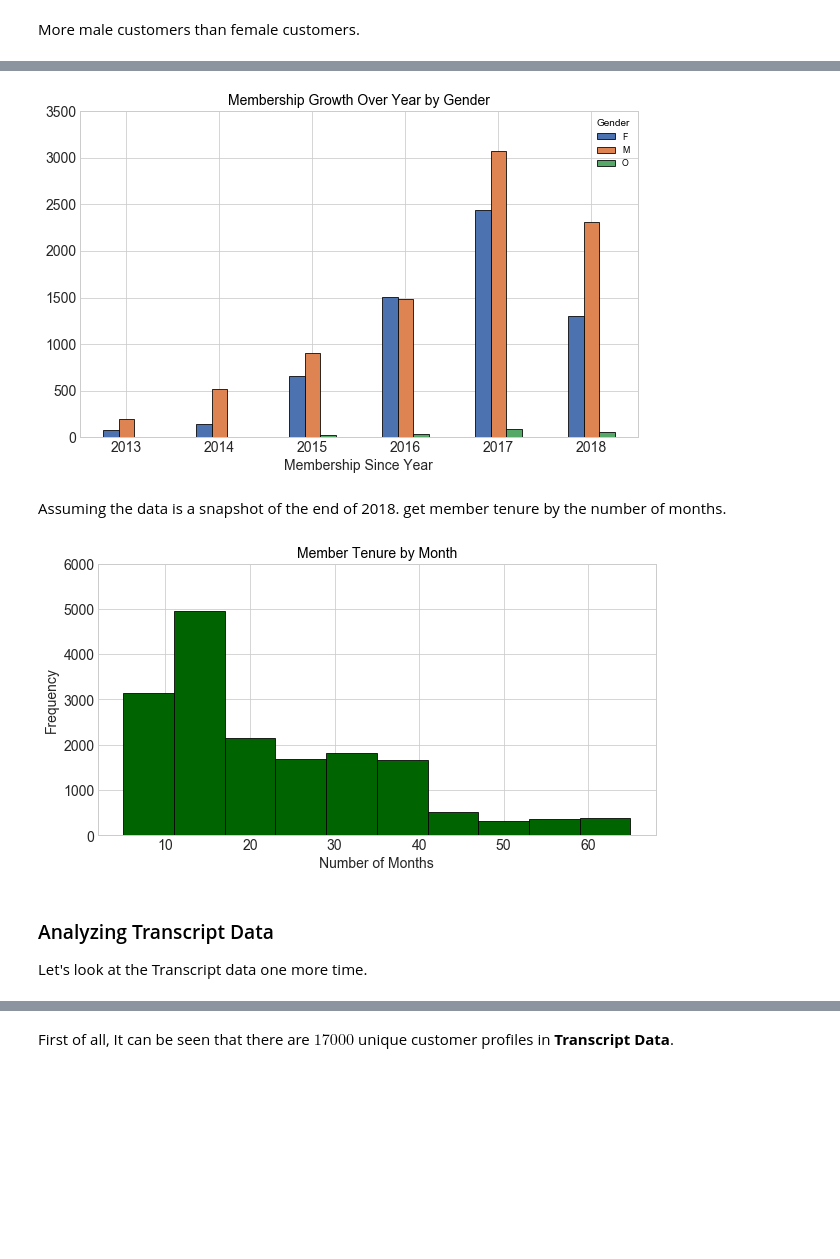
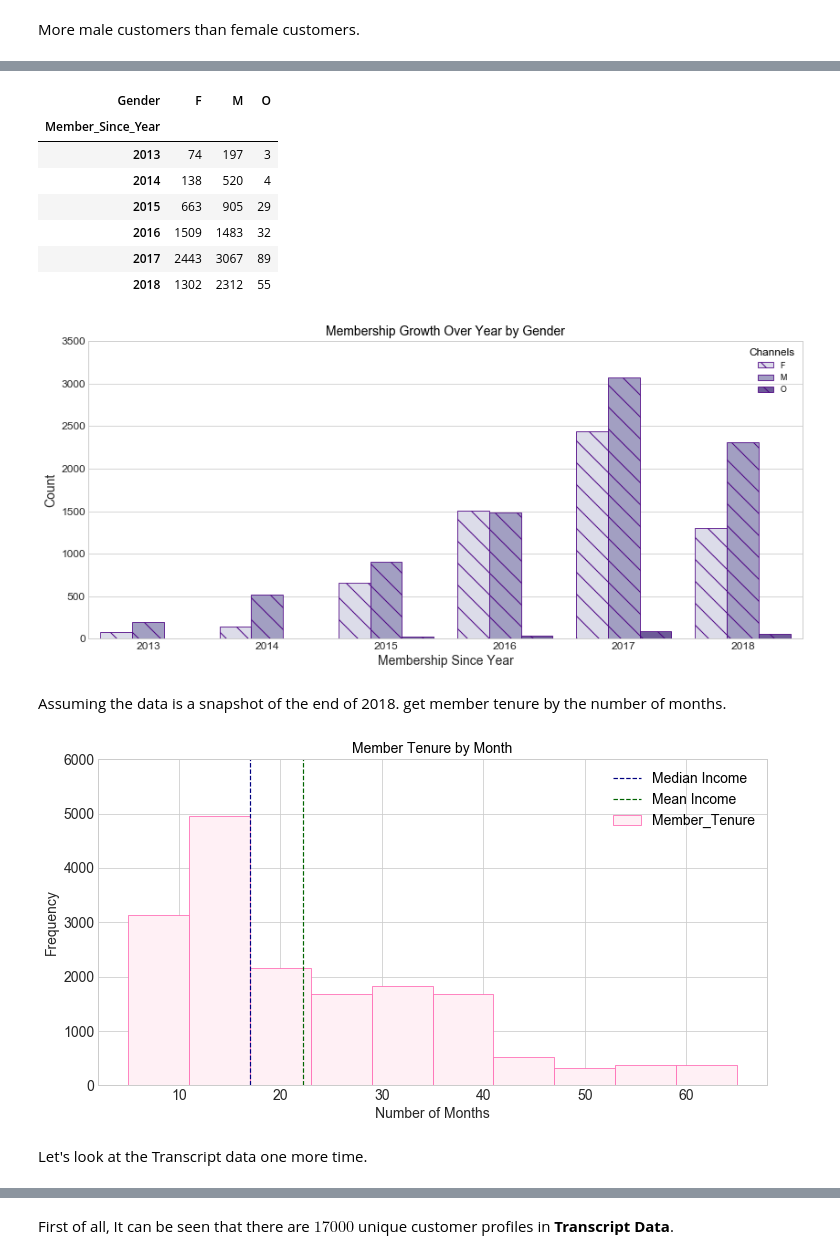
Before and after one commit to HatefDastour/Portfolio, a Jupyter notebook: recommendation_system/Starbucks_Offer_Personalizations_Preprocessing_and_Analyzing.ipynb, the cells around one changed output, grey strips where cells are left out. Saved outputs shown, nothing was run; the diff lists cells and outputs as text; code cells hidden in the pictures; blank space fills up the shorter version.

```diff
--- a/recommendation_system/Starbucks_Offer_Personalizations_Preprocessing_and_Analyzing.ipynb
+++ b/recommendation_system/Starbucks_Offer_Personalizations_Preprocessing_and_Analyzing.ipynb
@@ -61,9 +58,9 @@ In this article, simulated data that mimics customer behavior on the Starbucks r
 The data is contained in three files:
 # %%
 # read in the json files
-portfolio = pd.read_json('Data/portfolio.json', orient='records', lines=True)
-profile = pd.read_json('Data/profile.json', orient='records', lines=True)
-transcript = pd.read_json('Data/transcript.json', orient='records', lines=True)
+portfolio = pd.read_json('StarBucks/portfolio.json', orient='records', lines=True)
+profile = pd.read_json('StarBucks/profile.json', orient='records', lines=True)
+transcript = pd.read_json('StarBucks/transcript.json', orient='records', lines=True)
 # %%
 def column_rename(Data):
     Temp = Data.columns.tolist()
@@ -408,22 +404,39 @@ Temp
 # %%
-ax=Temp.sort_index().plot.bar(figsize=(10,6), color= sns.color_palette("deep", 3), edgecolor='k', rot=0, fontsize = 14)
+Group = profile.groupby('Member_Since_Year')['Gender'].value_counts().unstack().sort_index()
+display(Group)
+Group = Group.reset_index().melt(id_vars= ['Member_Since_Year'],
+                                 value_vars= Group.columns, var_name='Channels', value_name='Count')
+
+fig, ax = plt.subplots(1, 1, figsize=(14, 6))
+_ = sns.barplot(x="Member_Since_Year", y="Count", hue="Channels", palette='Purples', edgecolor='Indigo',  hatch="\\", data=Group, ax = ax)
 _ = ax.set_title('Membership Growth Over Year by Gender', fontsize = 14)
 _ = ax.set_xlabel('Membership Since Year', fontsize = 14)
 _ = ax.set_ylim([0, 35e2])
 # %% [output]
+| Gender | F | M | O |
+| Member_Since_Year |  |  |  |
+| 2013 | 74 | 197 | 3 |
+| 2014 | 138 | 520 | 4 |
+| 2015 | 663 | 905 | 29 |
+| 2016 | 1509 | 1483 | 32 |
+| 2017 | 2443 | 3067 | 89 |
+| 2018 | 1302 | 2312 | 55 |
-[figure, old version]
+[figure, new version]
 # %% [markdown]
 Assuming the data is a snapshot of the end of 2018. get member tenure by the number of months.
 # %%
-ax = profile['Member_Tenure'].plot.hist(figsize=(10,5), color='DarkGreen', edgecolor='k', rot=0, fontsize = 14)
+fig, ax = plt.subplots(1, 1, figsize=(12, 6), sharex=False)
+
+_ = profile['Member_Tenure'].plot.hist(ax = ax, color='lavenderblush', edgecolor='hotpink', rot=0, fontsize = 14)
 _ = ax.set_title('Member Tenure by Month', fontsize = 14)
 _ = ax.set_xlabel('Number of Months', fontsize = 14)
 _ = ax.set_ylim([0, 6e3])
+_ = ax.axvline(profile['Member_Tenure'].median(), color = 'Navy', linestyle = '--', label = 'Median Income')
+_ = ax.axvline(profile['Member_Tenure'].mean(), color = 'DarkGreen', linestyle = '--', label = 'Mean Income')
+_ = ax.legend(loc='upper right', fontsize = 14)
 # %% [output]
-[figure, old version]
+[figure, new version]
 # %% [markdown]
-### Analyzing Transcript Data
-
 Let's look at the Transcript data one more time.
 # %%
 transcript.head().style.hide_index()
```
Also changed, not shown: parts of 53 cells of this notebook, 15 other files.
